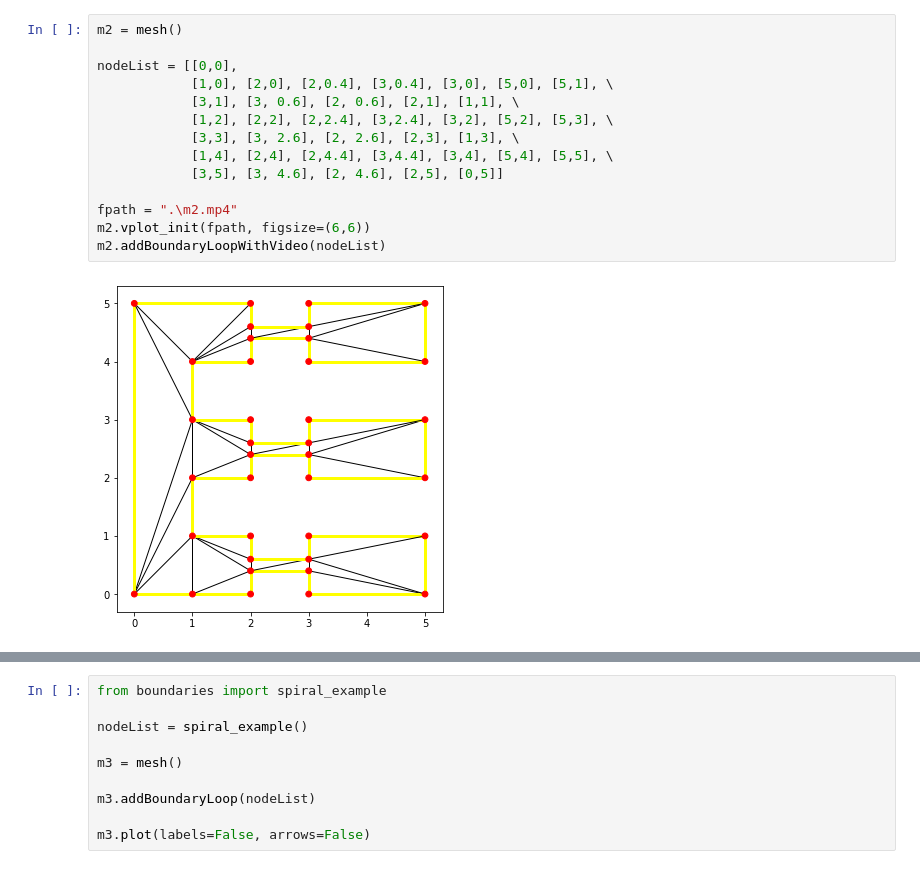
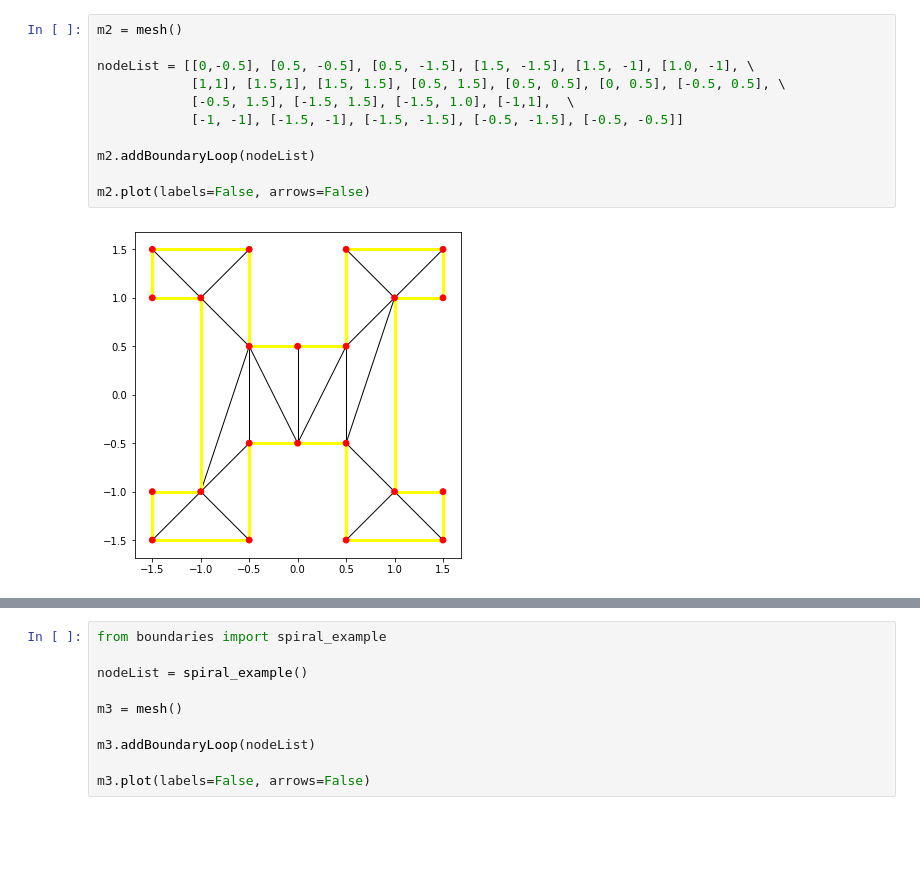
Before and after one commit to JerryGreenough/Delaunay-Meshing-Videos, a Jupyter notebook: mesh.ipynb, the cells around one changed output, grey strips where cells are left out. Saved outputs shown, nothing was run; the diff lists cells and outputs as text; blank space fills up the shorter version.

```diff
--- a/mesh.ipynb
+++ b/mesh.ipynb
@@ -51,16 +87,13 @@ m2.plot(labels=False, arrows=False)
-# %%
-m2 = mesh()
-
-nodeList = [[0,0],
-            [1,0], [2,0], [2,0.4], [3,0.4], [3,0], [5,0], [5,1], \
-            [3,1], [3, 0.6], [2, 0.6], [2,1], [1,1], \
-            [1,2], [2,2], [2,2.4], [3,2.4], [3,2], [5,2], [5,3], \
-            [3,3], [3, 2.6], [2, 2.6], [2,3], [1,3], \
-            [1,4], [2,4], [2,4.4], [3,4.4], [3,4], [5,4], [5,5], \
-            [3,5], [3, 4.6], [2, 4.6], [2,5], [0,5]]
-
-fpath = ".\m2.mp4"
-m2.vplot_init(fpath, figsize=(6,6))
-m2.addBoundaryLoopWithVideo(nodeList)
-# %% [output]
-[figure, removed]
+# %%
+m2 = mesh()
+
+nodeList = [[0,-0.5], [0.5, -0.5], [0.5, -1.5], [1.5, -1.5], [1.5, -1], [1.0, -1], \
+            [1,1], [1.5,1], [1.5, 1.5], [0.5, 1.5], [0.5, 0.5], [0, 0.5], [-0.5, 0.5], \
+            [-0.5, 1.5], [-1.5, 1.5], [-1.5, 1.0], [-1,1],  \
+            [-1, -1], [-1.5, -1], [-1.5, -1.5], [-0.5, -1.5], [-0.5, -0.5]]
+
+m2.addBoundaryLoop(nodeList)
+
+m2.plot(labels=False, arrows=False)
+# %% [output]
+[figure, added]
```
Also changed, not shown: parts of 20 cells of this notebook, 8 other files.
